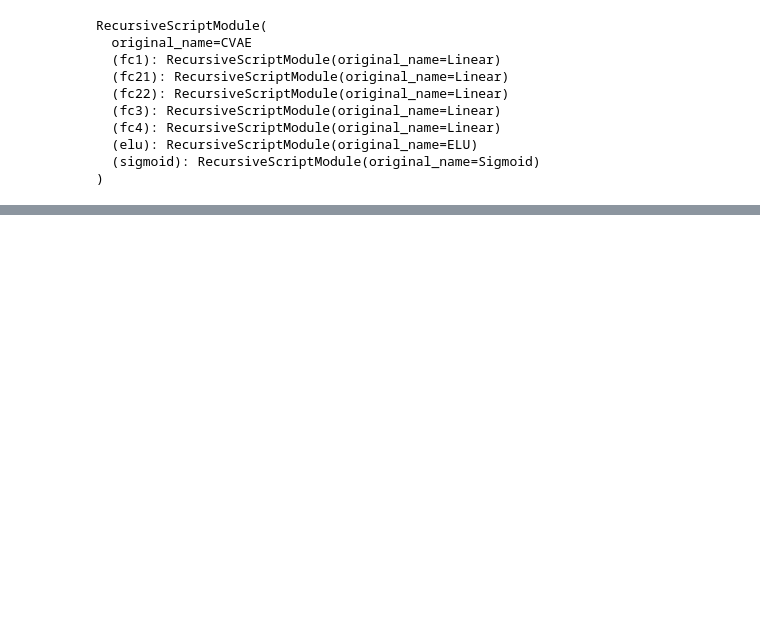
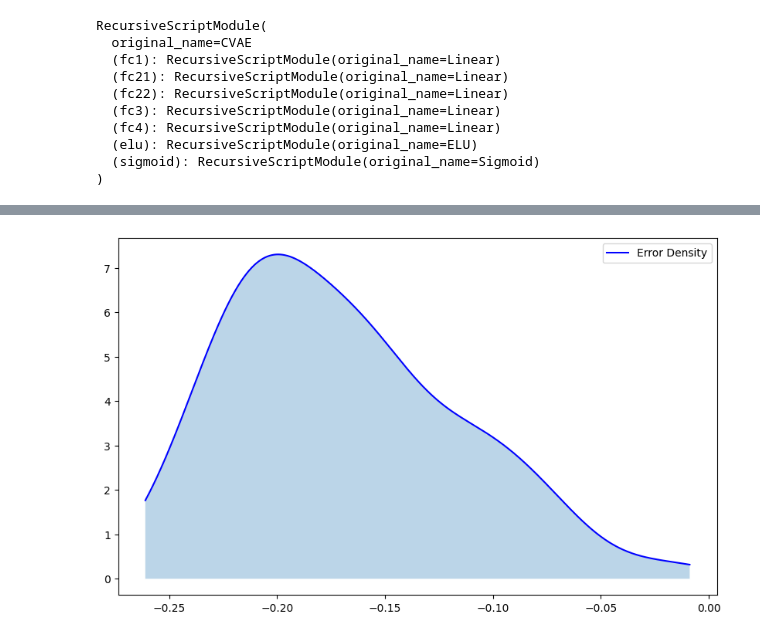
Before and after one commit to Rhys-sg/promoter-sequence-transcription-rates, a Jupyter notebook: v2/Testing CVAE/CVAE_unnir_1_2.ipynb, the cells around one changed output, grey strips where cells are left out. Cells and saved outputs as stored; diff of their text form; code cells hidden in the pictures; blank space fills up the shorter version.

```diff
--- a/v2/Testing CVAE/CVAE_unnir_1_2.ipynb
+++ b/v2/Testing CVAE/CVAE_unnir_1_2.ipynb
@@ -116,0 +145,23 @@ Predicted Expression: 0.21180134
+# %%
+import numpy as np
+import matplotlib.pyplot as plt
+from scipy.stats import gaussian_kde
+
+num_runs = 100
+masked_sequences = ['AATACTAGAGGTCTTCCGACNNNNNNNNNNNNNNNNNNNNNNNNNNNNNNNTGTGGGCGGGAAGACAACTAGGGG'] * num_runs
+expressions = [0.5] * num_runs
+
+infilled_sequences, predicted_expressions = generate_infills(model, cnn, masked_sequences, expressions)
+
+errors = np.array(predicted_expressions) - np.array(expressions)
+
+kde = gaussian_kde(errors, bw_method='scott')
+x_range = np.linspace(min(errors), max(errors), 1000)
+
+plt.figure(figsize=(10, 6))
+plt.plot(x_range, kde(x_range), label="Error Density", color="blue")
+plt.fill_between(x_range, kde(x_range), alpha=0.3)
+plt.legend()
+plt.show()
+# %% [output]
+[figure, added]
```
Also changed, not shown: parts of 3 cells of this notebook, 6 other files.
